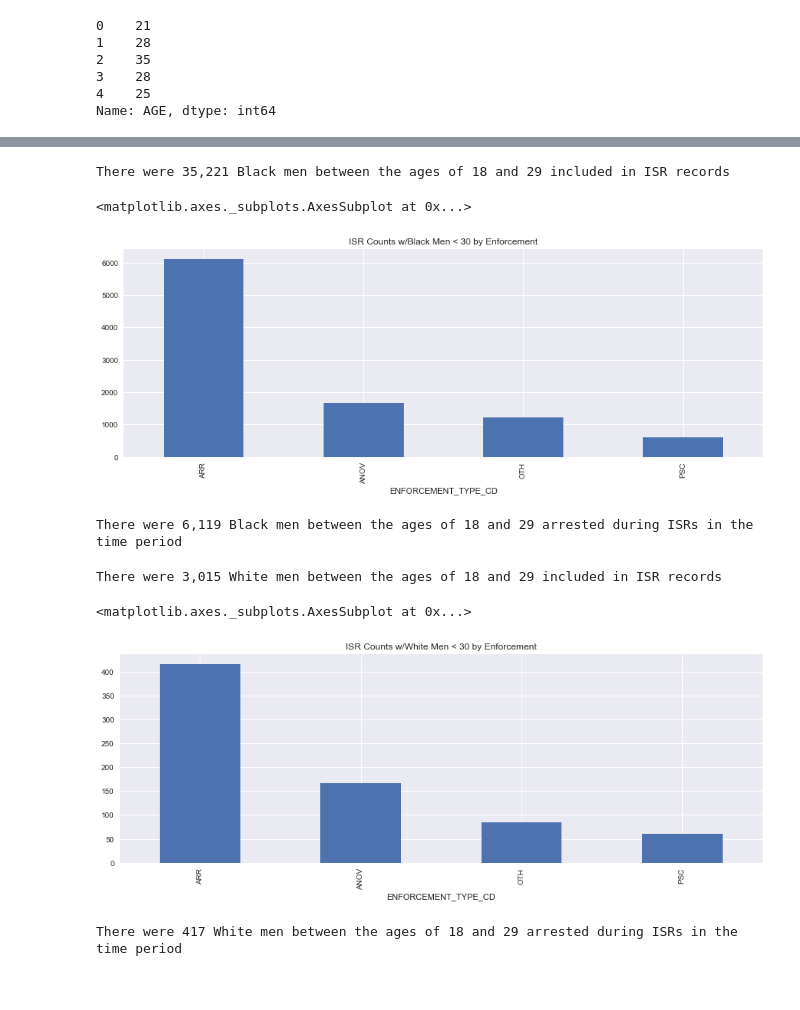
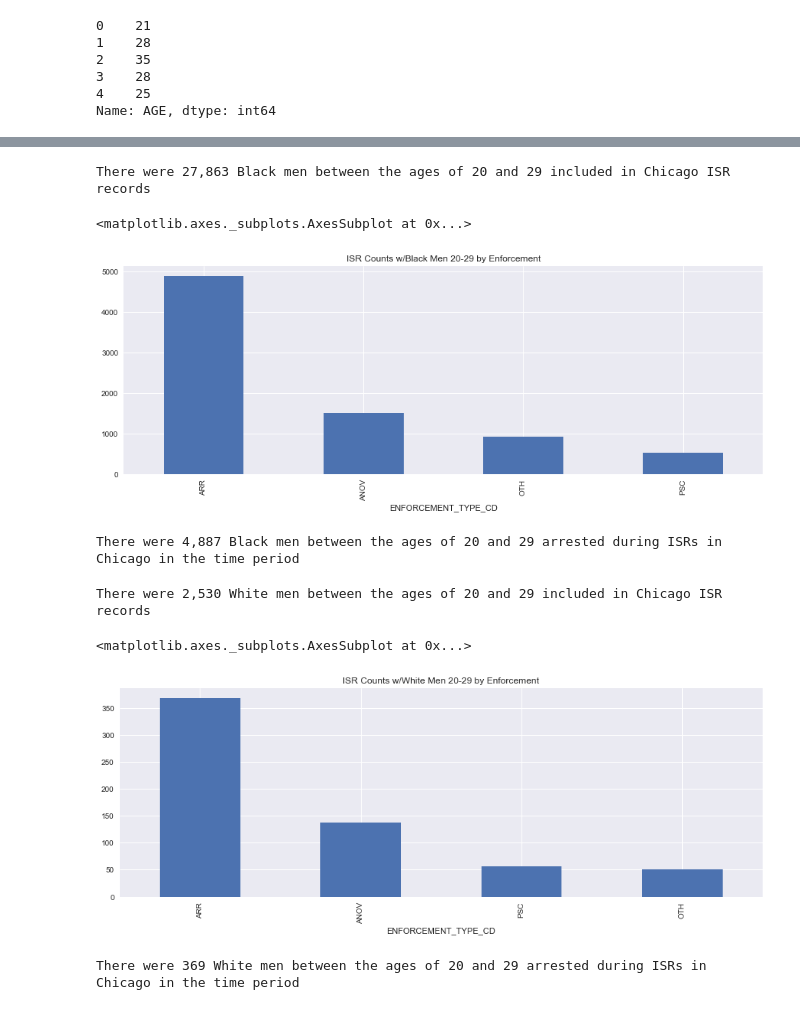
Before and after one commit to pjsier/strategic-subject-list, a Jupyter notebook: Investigatory Stop Reports and Arrests by Race.ipynb, the cells around one changed output, grey strips where cells are left out. Cells and saved outputs as stored; diff of their text form; code cells hidden in the pictures.

Commit message:
clean up chicago isr record comparison

```diff
--- a/Investigatory Stop Reports and Arrests by Race.ipynb
+++ b/Investigatory Stop Reports and Arrests by Race.ipynb
@@ -79,45 +97,56 @@ Name: AGE, dtype: int64
+# %%
+chicago_arr = ['CHICAGO', 'CHICAGO ', 'CHCICAGO', 'CHCIAGO', 'CHICAG',
+       'CGICAGO', 'CHIACGO', 'CHICAGO.',
+       'CHCAGO', 'CHICCAGO', 'CHICGO', 'CHICAGI', 'CHIAGO', 'CHCIAGO ',
+       'CHIICAGO ', 'CHICAGOQ',
+       'CHIACGO ', 'CHICAGOI', 'CHGO ', ' CHICAGO', 'CHIICAGO',
+       'CHICAGO  ', 'CHICAG0', 'CHICAHO', 'COOK COUNTY ILLINOIS CHICAGO',
+       'CHIAGO ', 'CITY OF CHICAGO', 'CHICAO', 'CHIC AGO', 'CHGO',
+       'CHICAGGO', 'CHI CAGO', 'CHCIGAO']
 # %%
-black_men_lt_30 = isr_df.loc[(isr_df['RACE'] == 'BLACK') &
+black_men_20_29 = isr_df.loc[(isr_df['RACE'] == 'BLACK') &
                              (isr_df['AGE'] < 30) &
-                             (isr_df['AGE'] > 0) &
-                             (isr_df['SEX_CODE_CD'] == 'M')].copy()
-print('There were {:,} Black men between the ages of 18 and 29 included in ISR records'.format(black_men_lt_30['CONTACT_CARD_ID'].count()))
+                             (isr_df['AGE'] > 19) &
+                             (isr_df['SEX_CODE_CD'] == 'M') &
+                             (isr_df['CITY'].isin(chicago_arr))].copy()
+print('There were {:,} Black men between the ages of 20 and 29 included in Chicago ISR records'.format(black_men_20_29['CONTACT_CARD_ID'].count()))
 # %% [output]
-There were 35,221 Black men between the ages of 18 and 29 included in ISR records
+There were 27,863 Black men between the ages of 20 and 29 included in Chicago ISR records
 # %%
-bm_isr_enforcement = black_men_lt_30.groupby('ENFORCEMENT_TYPE_CD')['CONTACT_CARD_ID'].count()
+bm_isr_enforcement = black_men_20_29.groupby('ENFORCEMENT_TYPE_CD')['CONTACT_CARD_ID'].count()
 bm_isr_enforcement.sort_values(ascending=False, inplace=True)
-bm_isr_enforcement.plot(kind='bar', title='ISR Counts w/Black Men < 30 by Enforcement')
+bm_isr_enforcement.plot(kind='bar', title='ISR Counts w/Black Men 20-29 by Enforcement')
 # %% [output]
 <matplotlib.axes._subplots.AxesSubplot at 0x...>
-[figure, old version]
+[figure, new version]
 # %%
-print('There were {:,} Black men between the ages of 18 and 29 arrested during ISRs in the time period'.format(
-    black_men_lt_30.loc[black_men_lt_30['ENFORCEMENT_TYPE_CD'] == 'ARR', 'CONTACT_CARD_ID'].count()
+print('There were {:,} Black men between the ages of 20 and 29 arrested during ISRs in Chicago in the time period'.format(
+    black_men_20_29.loc[black_men_20_29['ENFORCEMENT_TYPE_CD'] == 'ARR', 'CONTACT_CARD_ID'].count()
 ))
 # %% [output]
-There were 6,119 Black men between the ages of 18 and 29 arrested during ISRs in the time period
+There were 4,887 Black men between the ages of 20 and 29 arrested during ISRs in Chicago in the time period
 # %%
-white_men_lt_30 = isr_df.loc[(isr_df['RACE'] == 'WHITE') &
+white_men_20_29 = isr_df.loc[(isr_df['RACE'] == 'WHITE') &
                              (isr_df['AGE'] < 30) &
-                             (isr_df['AGE'] > 0) &
-                             (isr_df['SEX_CODE_CD'] == 'M')].copy()
-print('There were {:,} White men between the ages of 18 and 29 included in ISR records'.format(white_men_lt_30['CONTACT_CARD_ID'].count()))
+                             (isr_df['AGE'] > 19) &
+                             (isr_df['SEX_CODE_CD'] == 'M') &
+                             (isr_df['CITY'].isin(chicago_arr))].copy()
+print('There were {:,} White men between the ages of 20 and 29 included in Chicago ISR records'.format(white_men_20_29['CONTACT_CARD_ID'].count()))
 # %% [output]
-There were 3,015 White men between the ages of 18 and 29 included in ISR records
+There were 2,530 White men between the ages of 20 and 29 included in Chicago ISR records
 # %%
-wm_isr_enforcement = white_men_lt_30.groupby('ENFORCEMENT_TYPE_CD')['CONTACT_CARD_ID'].count()
+wm_isr_enforcement = white_men_20_29.groupby('ENFORCEMENT_TYPE_CD')['CONTACT_CARD_ID'].count()
 wm_isr_enforcement.sort_values(ascending=False, inplace=True)
-wm_isr_enforcement.plot(kind='bar', title='ISR Counts w/White Men < 30 by Enforcement')
+wm_isr_enforcement.plot(kind='bar', title='ISR Counts w/White Men 20-29 by Enforcement')
 # %% [output]
 <matplotlib.axes._subplots.AxesSubplot at 0x...>
-[figure, old version]
+[figure, new version]
 # %%
-print('There were {:,} White men between the ages of 18 and 29 arrested during ISRs in the time period'.format(
-    white_men_lt_30.loc[white_men_lt_30['ENFORCEMENT_TYPE_CD'] == 'ARR', 'CONTACT_CARD_ID'].count()
+print('There were {:,} White men between the ages of 20 and 29 arrested during ISRs in Chicago in the time period'.format(
+    white_men_20_29.loc[white_men_20_29['ENFORCEMENT_TYPE_CD'] == 'ARR', 'CONTACT_CARD_ID'].count()
 ))
 # %% [output]
-There were 417 White men between the ages of 18 and 29 arrested during ISRs in the time period
+There were 369 White men between the ages of 20 and 29 arrested during ISRs in Chicago in the time period
 # %% [markdown]
 ## ISR Arrest Comparisons
 
```
Also changed, not shown: parts of 2 cells of this notebook.
